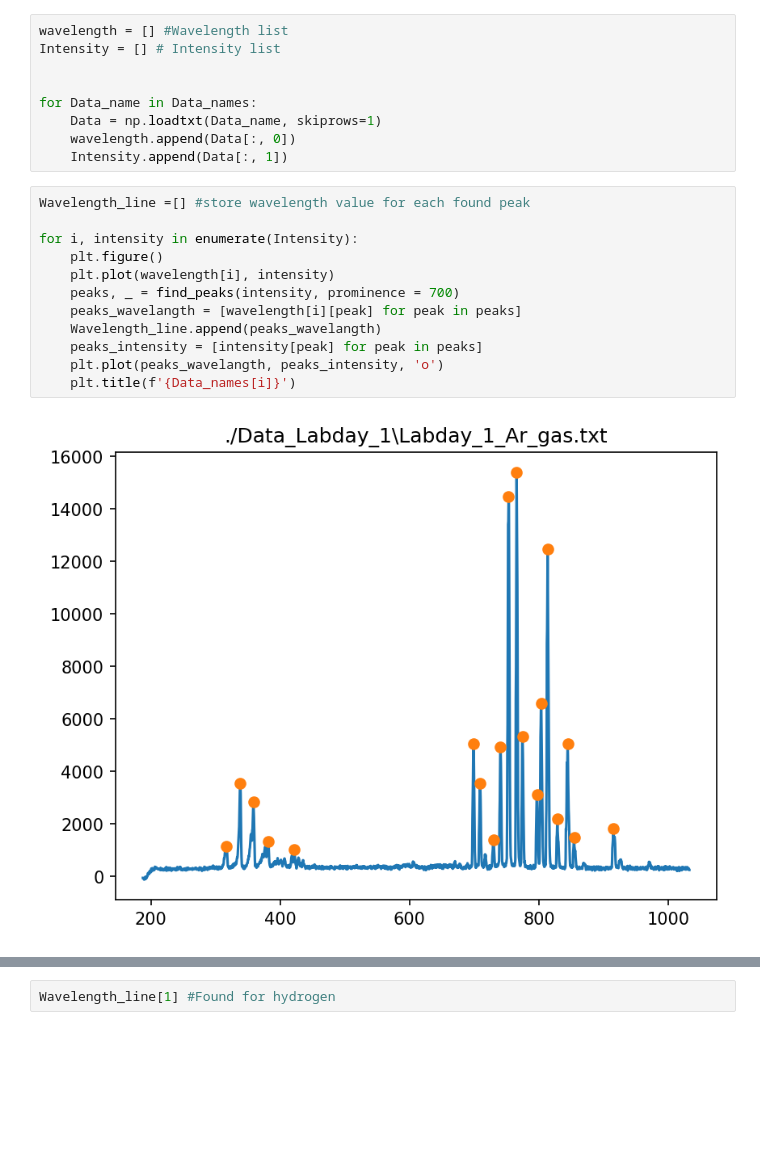
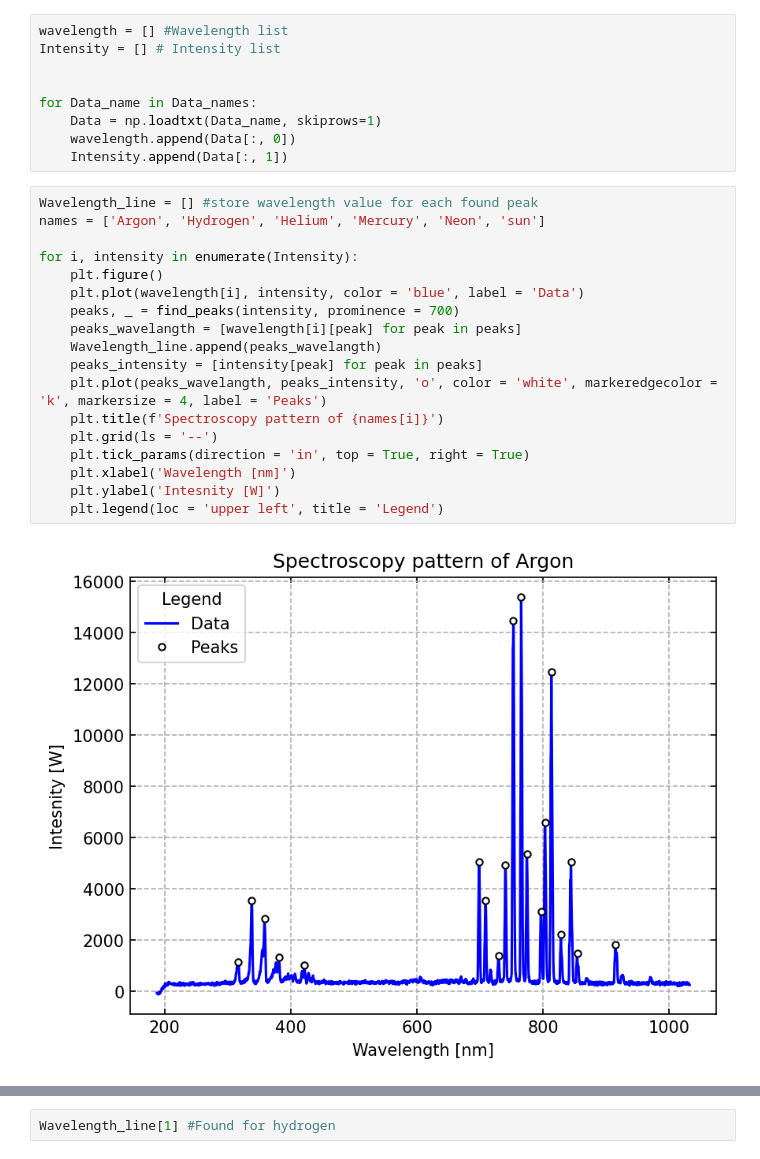
Before and after one commit to StefanStringer/ExperimentalBoyzWSL, a Jupyter notebook: Exercise_4/Fuck_you.ipynb, the cells around one changed output, grey strips where cells are left out. Drawn from its saved outputs; the diff is of its cells as text; blank space fills up the shorter version.

Commit message:
plots are better now

```diff
--- a/Exercise_4/Fuck_you.ipynb
+++ b/Exercise_4/Fuck_you.ipynb
@@ -24,16 +24,22 @@ for Data_name in Data_names:
     wavelength.append(Data[:, 0])
     Intensity.append(Data[:, 1])
 # %%
-Wavelength_line =[] #store wavelength value for each found peak
+Wavelength_line = [] #store wavelength value for each found peak
+names = ['Argon', 'Hydrogen', 'Helium', 'Mercury', 'Neon', 'sun']
 
 for i, intensity in enumerate(Intensity):
     plt.figure()
-    plt.plot(wavelength[i], intensity)
+    plt.plot(wavelength[i], intensity, color = 'blue', label = 'Data')
     peaks, _ = find_peaks(intensity, prominence = 700)
     peaks_wavelangth = [wavelength[i][peak] for peak in peaks]
     Wavelength_line.append(peaks_wavelangth)
     peaks_intensity = [intensity[peak] for peak in peaks]
-    plt.plot(peaks_wavelangth, peaks_intensity, 'o')
-    plt.title(f'{Data_names[i]}')
+    plt.plot(peaks_wavelangth, peaks_intensity, 'o', color = 'white', markeredgecolor = 'k', markersize = 4, label = 'Peaks')
+    plt.title(f'Spectroscopy pattern of {names[i]}')
+    plt.grid(ls = '--')
+    plt.tick_params(direction = 'in', top = True, right = True)
+    plt.xlabel('Wavelength [nm]')
+    plt.ylabel('Intesnity [W]')
+    plt.legend(loc = 'upper left', title = 'Legend')
 # %% [output]
-[figure, old version]
+[figure, new version]
```
Also changed, not shown: parts of 2 cells of this notebook.
